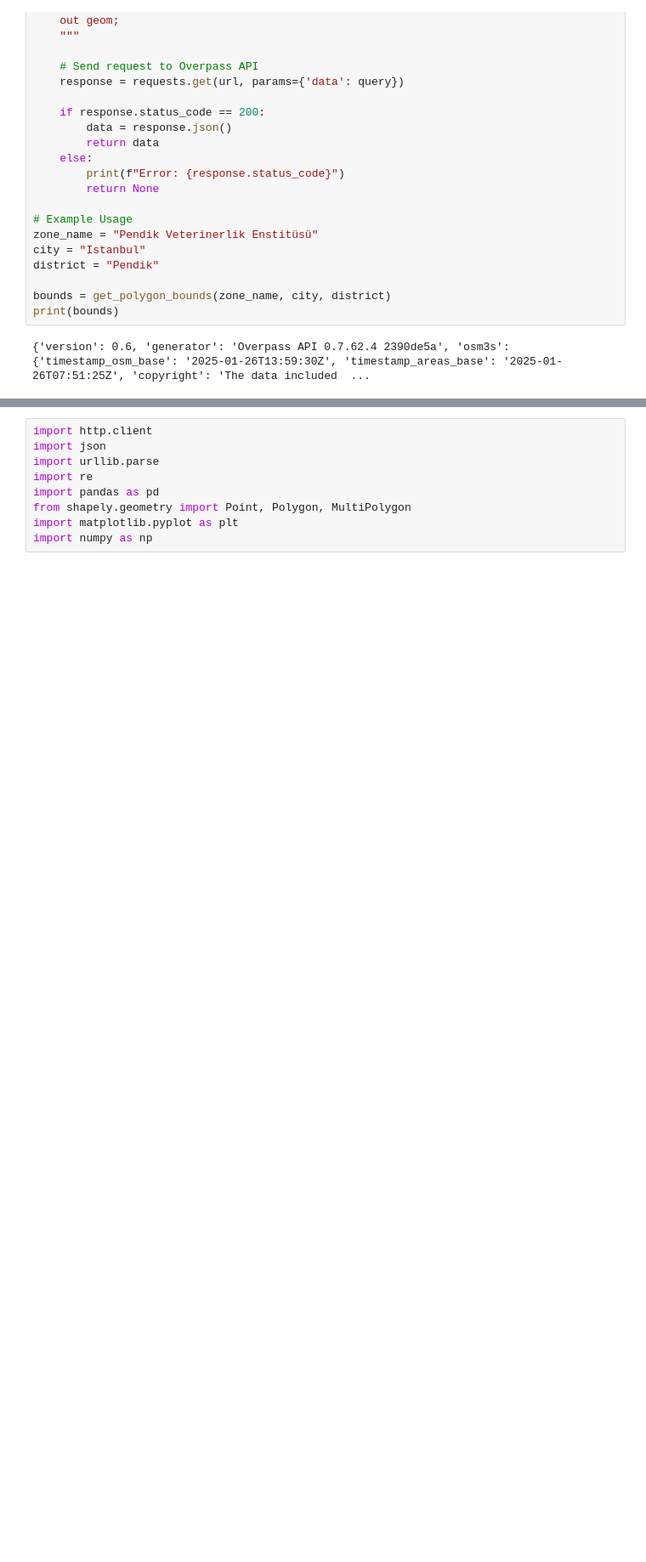
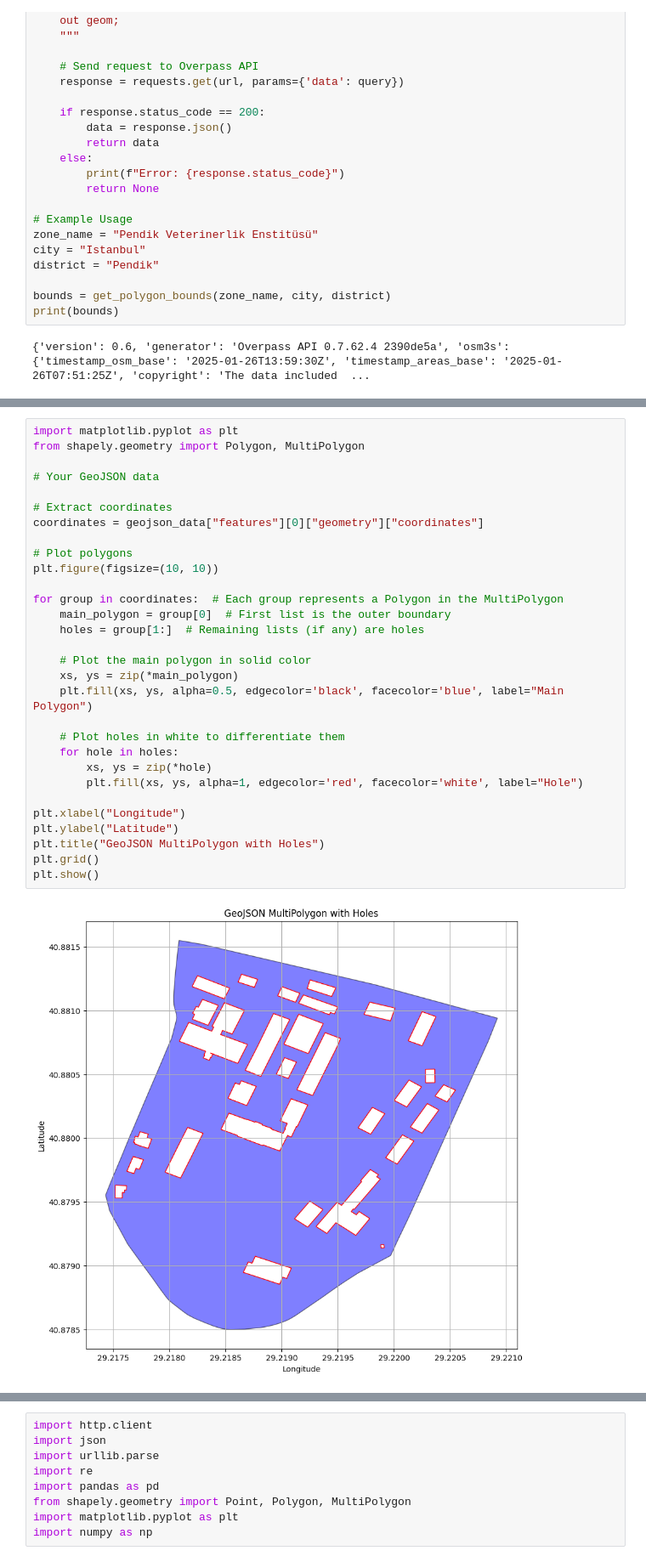
Before and after one commit to devoidoflight/assembly-zone-scraping, a Jupyter notebook: error_tests.ipynb, the cells around one changed output, grey strips where cells are left out. Shown at 85% size. Cells and saved outputs as stored; diff of their text form; blank space fills up the shorter version.

Commit message:
Polygon holes fixed
Polygons had no holes and the exterior coordinates were treated like monolith shape.

Now we extract the polygons more precise

```diff
--- a/error_tests.ipynb
+++ b/error_tests.ipynb
@@ -1707,0 +1569,32 @@ plt.show()
+# %%
+import matplotlib.pyplot as plt
+from shapely.geometry import Polygon, MultiPolygon
+
+# Your GeoJSON data
+
+# Extract coordinates
+coordinates = geojson_data["features"][0]["geometry"]["coordinates"]
+
+# Plot polygons
+plt.figure(figsize=(10, 10))
+
+for group in coordinates:  # Each group represents a Polygon in the MultiPolygon
+    main_polygon = group[0]  # First list is the outer boundary
+    holes = group[1:]  # Remaining lists (if any) are holes
+
+    # Plot the main polygon in solid color
+    xs, ys = zip(*main_polygon)
+    plt.fill(xs, ys, alpha=0.5, edgecolor='black', facecolor='blue', label="Main Polygon")
+
+    # Plot holes in white to differentiate them
+    for hole in holes:
+        xs, ys = zip(*hole)
+        plt.fill(xs, ys, alpha=1, edgecolor='red', facecolor='white', label="Hole")
+
+plt.xlabel("Longitude")
+plt.ylabel("Latitude")
+plt.title("GeoJSON MultiPolygon with Holes")
+plt.grid()
+plt.show()
+# %% [output]
+[figure, added]
```
Also changed, not shown: parts of 4 cells of this notebook.
